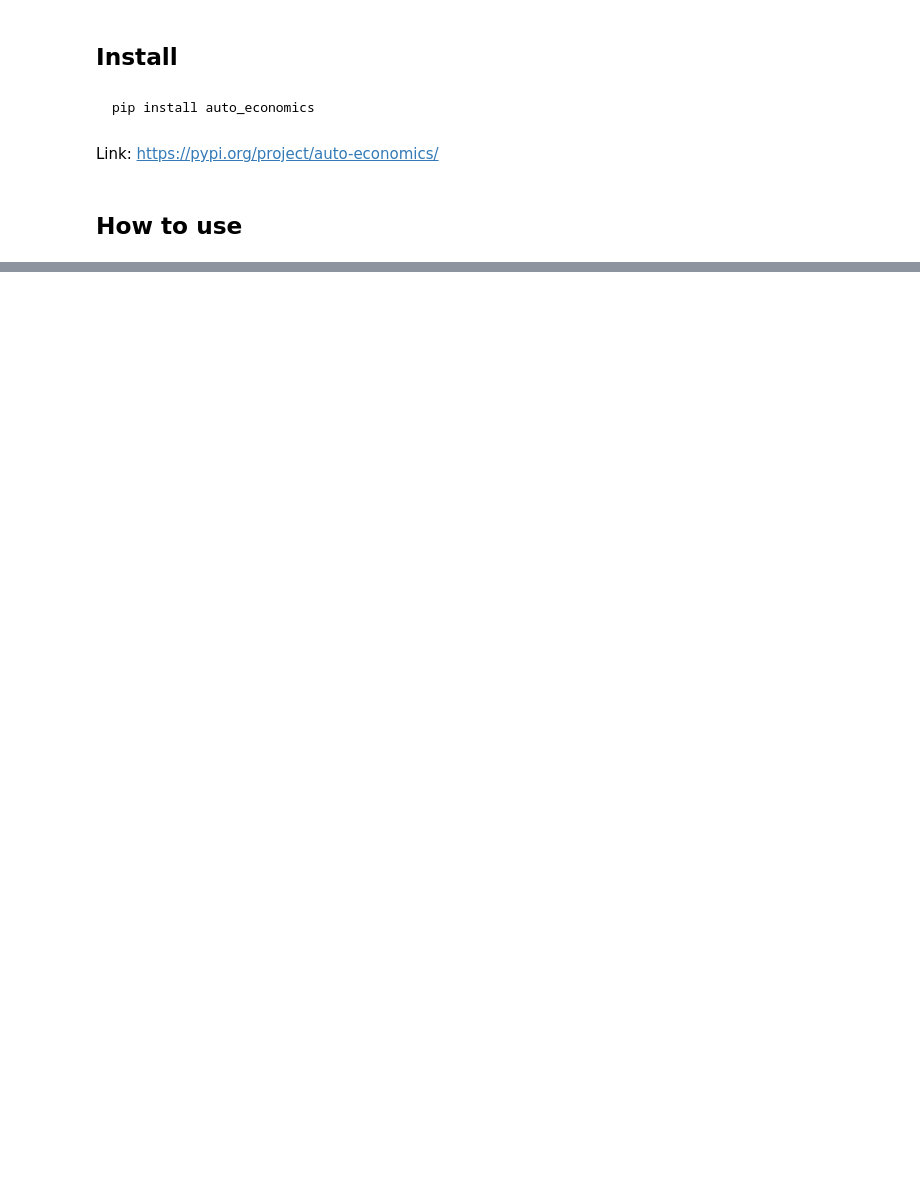
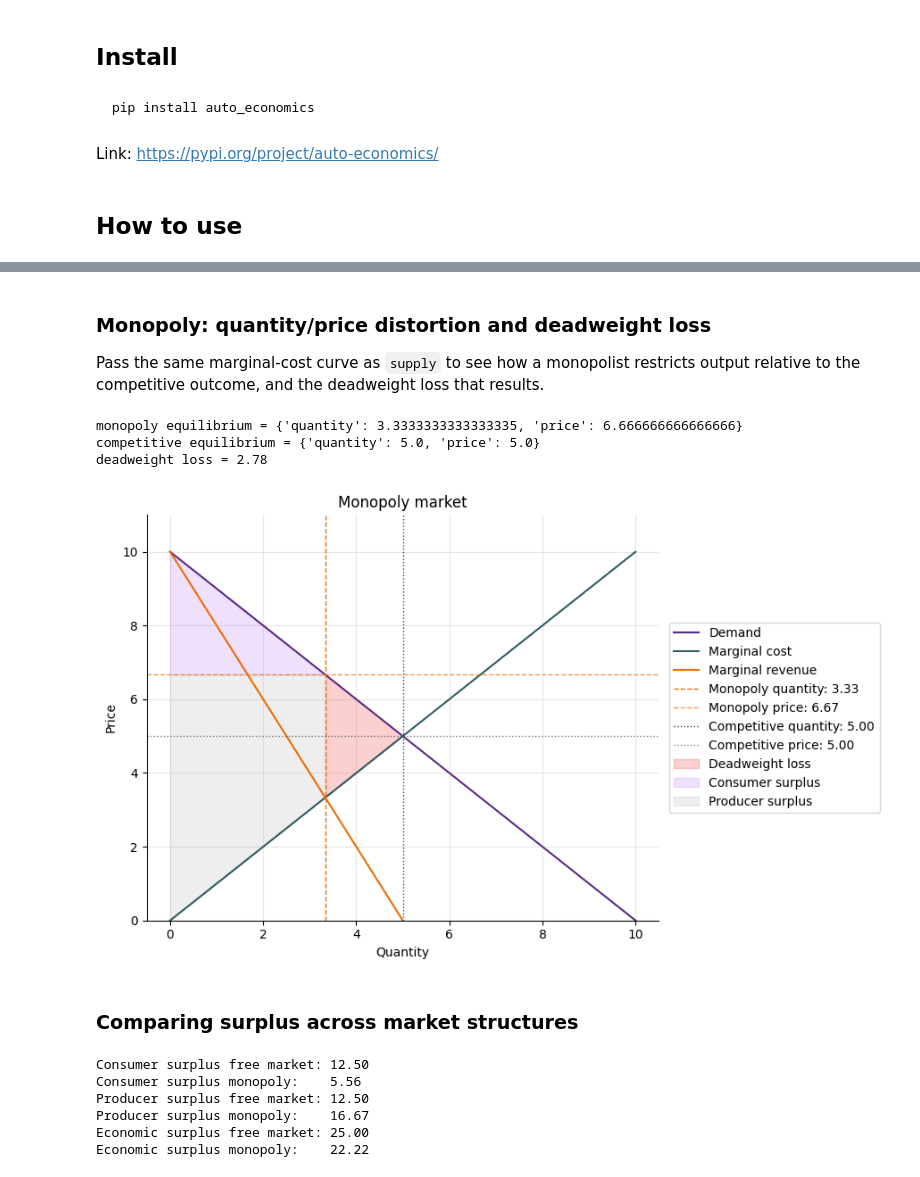
Before and after one commit to uh2000/auto_economics, a Jupyter notebook: nbs/index.ipynb, the cells around one changed output, grey strips where cells are left out. Cells and saved outputs as stored; diff of their text form; code cells hidden in the pictures; blank space fills up the shorter version.

```diff
--- a/nbs/index.ipynb
+++ b/nbs/index.ipynb
@@ -88,0 +38,35 @@ Quantity monopoly: 3
+# %% [markdown]
+### Monopoly: quantity/price distortion and deadweight loss
+
+Pass the same marginal-cost curve as `supply` to see how a monopolist restricts output relative to the competitive outcome, and the deadweight loss that results.
+# %%
+monopoly = Monopoly(supply="x", demand="10 - x")
+
+print(f"monopoly equilibrium = {monopoly.equilibrium()}")
+print(f"competitive equilibrium = {monopoly.competitive_equilibrium()}")
+print(f"deadweight loss = {monopoly.deadweight_loss():.2f}")
+
+monopoly.plot(complete=True);
+# %% [output]
+monopoly equilibrium = {'quantity': 3.3333333333333335, 'price': 6.666666666666666}
+competitive equilibrium = {'quantity': 5.0, 'price': 5.0}
+deadweight loss = 2.78
+[figure, added]
+# %% [markdown]
+### Comparing surplus across market structures
+# %%
+print(f"Consumer surplus free market: {free_market.get_consumer_surplus():.2f}")
+print(f"Consumer surplus monopoly:    {monopoly.get_consumer_surplus():.2f}")
+
+print(f"Producer surplus free market: {free_market.get_producer_surplus():.2f}")
+print(f"Producer surplus monopoly:    {monopoly.get_producer_surplus():.2f}")
+
+print(f"Economic surplus free market: {free_market.get_economic_surplus():.2f}")
+print(f"Economic surplus monopoly:    {monopoly.get_economic_surplus():.2f}")
+# %% [output]
+Consumer surplus free market: 12.50
+Consumer surplus monopoly:    5.56
+Producer surplus free market: 12.50
+Producer surplus monopoly:    16.67
+Economic surplus free market: 25.00
+Economic surplus monopoly:    22.22
```
Also changed, not shown: parts of 17 cells of this notebook, 11 other files.
